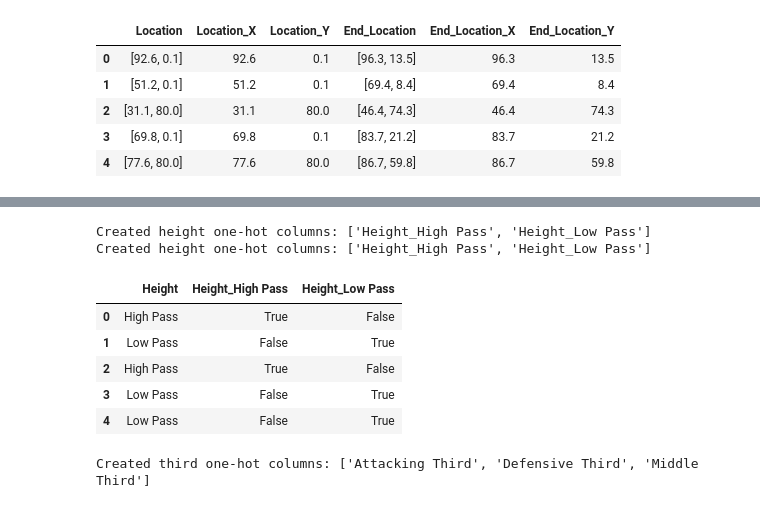
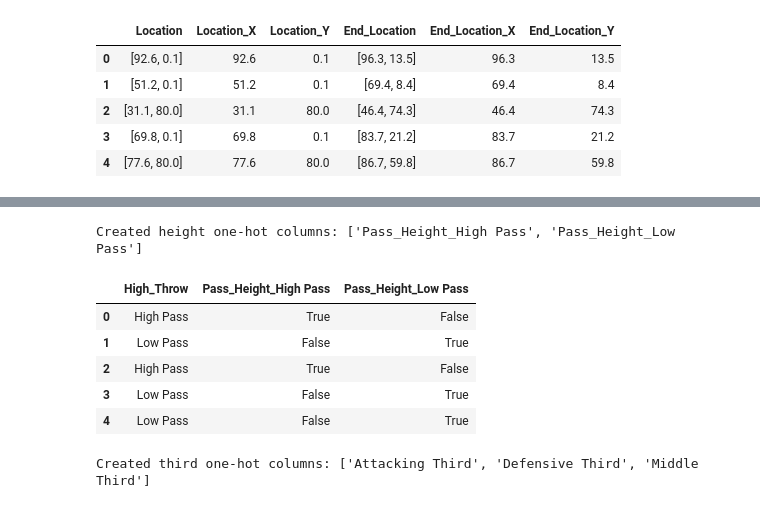
Before and after one commit to hwillif/Throw-in-Project, a Jupyter notebook: HW_Throw-In.ipynb, the cells around one changed output, grey strips where cells are left out. Drawn from its saved outputs; the diff is of its cells as text; code cells hidden in the pictures.

```diff
--- a/HW_Throw-In.ipynb
+++ b/HW_Throw-In.ipynb
@@ -462,20 +457,20 @@ ThrowsVillaVsCity[Imp_cols + [c for c in ThrowsVillaVsCity.columns if c not in I
 # %%
 # Throws df for xThrow
 Throws = (
-    events_df_clean.loc[events_df_clean['pass_type'] == 'Throw-in', ['duration', 'location', 'pass_angle', 'pass_length',
-                                                                     'pass_outcome', 'pass_end_location', 'pass_height',
-                                                                     'possession_time', 'team', 'match_id']]
+    events_df_clean.loc[events_df_clean['pass_type'] == 'Throw-in', ['location', 'TimeToThrow', 'pass_angle', 'pass_length', 'duration',
+                                                                     'pass_outcome', 'pass_height', 'possession_time','match_id','team', 'pass_end_location']]
     .rename(columns={
+        'location' : 'Location',
         'duration' : 'Duration',
-        'location' : 'Location',
+        'TimeToThrow' : 'Time_to_Throw',
         'pass_angle' : 'Angle',
         'pass_length' : 'Length',
         'pass_outcome' : 'Outcome',
+        'pass_height' : 'High_Throw',
+        'possession_time' : 'Possession_Time',
         'pass_end_location' : 'End_Location',
-        'pass_height' : 'Height',
-        'possession_time' : 'Possession_Time',
-        'team' : 'Team',
-        'match_id' : 'Match'
+        'match_id' : 'Match',
+        'team' : 'Team'
     })
     .reset_index(drop=True)
 )
@@ -483,7 +478,7 @@ Throws = (
 # Drop rows where throw_outcome is Injury Clearance or Unknown, we don't want these for xT and xRetain modeling
 Throws = Throws[~Throws['Outcome'].isin(['Injury Clearance', 'Unknown'])].reset_index(drop=True)
 
-# Feature engineering - Third will state whether the throw took place in defensive third, middle third, or attacking third
+
 # Feature engineering - Third will state whether the throw took place in defensive third, middle third, or attacking third
 def _location_to_third(loc):
     # Safely handle NaN, None, or non-indexable locations
@@ -514,6 +509,14 @@ Throws["Third"] = Throws["Location"].apply(_location_to_third)
 # (This line may be adjusted later after filling Outcome values)
 Throws.loc[Throws['Outcome'].notna(), 'Possession_Time'] = 0.000
 
+# # Bin Angle into Aggressive, Neutral, and Safe
+# Throws["Angle_Agg"] = Throws["Angle"].apply(
+#     lambda angle: (
+#         "Aggressive" if angle < 60
+#         else "Neutral" if angle <= 120
+#         else "Safe"
+#     ))
+
 # Sort columns alphabetically
 Throws = Throws[sorted(Throws.columns)]
 
@@ -637,0 +701,7 @@ Standardized + Split Location sample:
+# %%
+# Define the new order of columns
+
+Throws = Throws[['Match', 'Team', 'Location', 'Location_X', 'Location_Y', 'End_Location', 'End_Location_X', 'End_Location_Y',
+                 'Angle', 'Length', 'Duration', 'Time_to_Throw', 'Possession_Time', 'Third', 'bin_angle',
+                 'High_Throw', 'Outcome']]
+Throws.head(5)
@@ -647,17 +724,16 @@ Throws['Outcome_Binary'] = np.where(Throws['Outcome'] == 'Successful', 1, 0)
 # %%
 # One-hot encode the Height column
 # Fill missing heights with a sentinel 'Unknown' so get_dummies creates a column for it
-Throws['Height'] = Throws['Height'].fillna('Unknown')
-height_dummies = pd.get_dummies(Throws['Height'], prefix='Height')
+Throws['Height'] = Throws['High_Throw'].fillna('Unknown')
+height_dummies = pd.get_dummies(Throws['High_Throw'], prefix='Pass_Height')
 # Concatenate the one-hot columns onto the Throws dataframe
 Throws = pd.concat([Throws, height_dummies], axis=1)
 # Show which dummy columns were created and a quick sample
 print('Created height one-hot columns:', list(height_dummies.columns))
-display(Throws[ ['Height'] + list(height_dummies.columns) ].head())
+display(Throws[ ['High_Throw'] + list(height_dummies.columns) ].head())
 # %% [output]
-Created height one-hot columns: ['Height_High Pass', 'Height_Low Pass']
-Created height one-hot columns: ['Height_High Pass', 'Height_Low Pass']
+Created height one-hot columns: ['Pass_Height_High Pass', 'Pass_Height_Low Pass']
-|  | Height | Height_High Pass | Height_Low Pass |
+|  | High_Throw | Pass_Height_High Pass | Pass_Height_Low Pass |
 | 0 | High Pass | True | False |
 | 1 | Low Pass | False | True |
 | 2 | High Pass | True | False |
```
Also changed, not shown: parts of 9 cells of this notebook.
